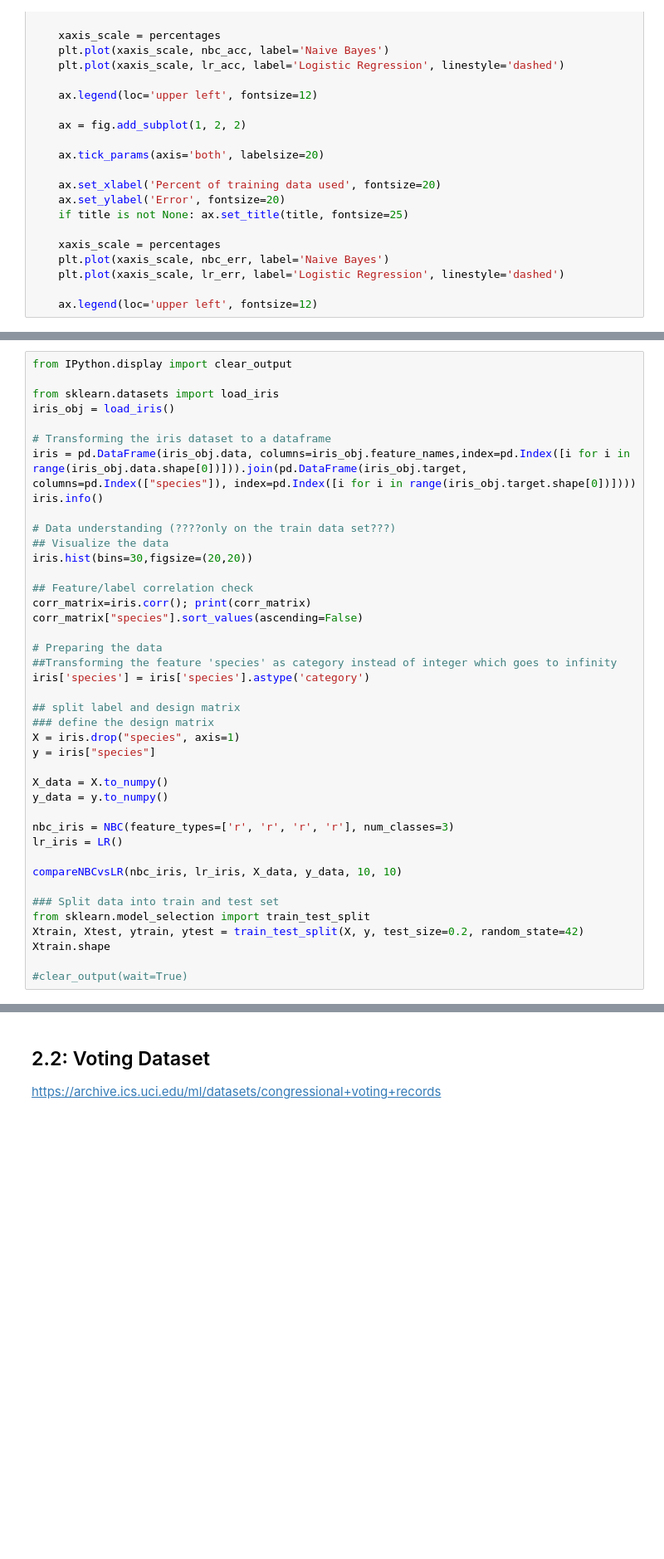
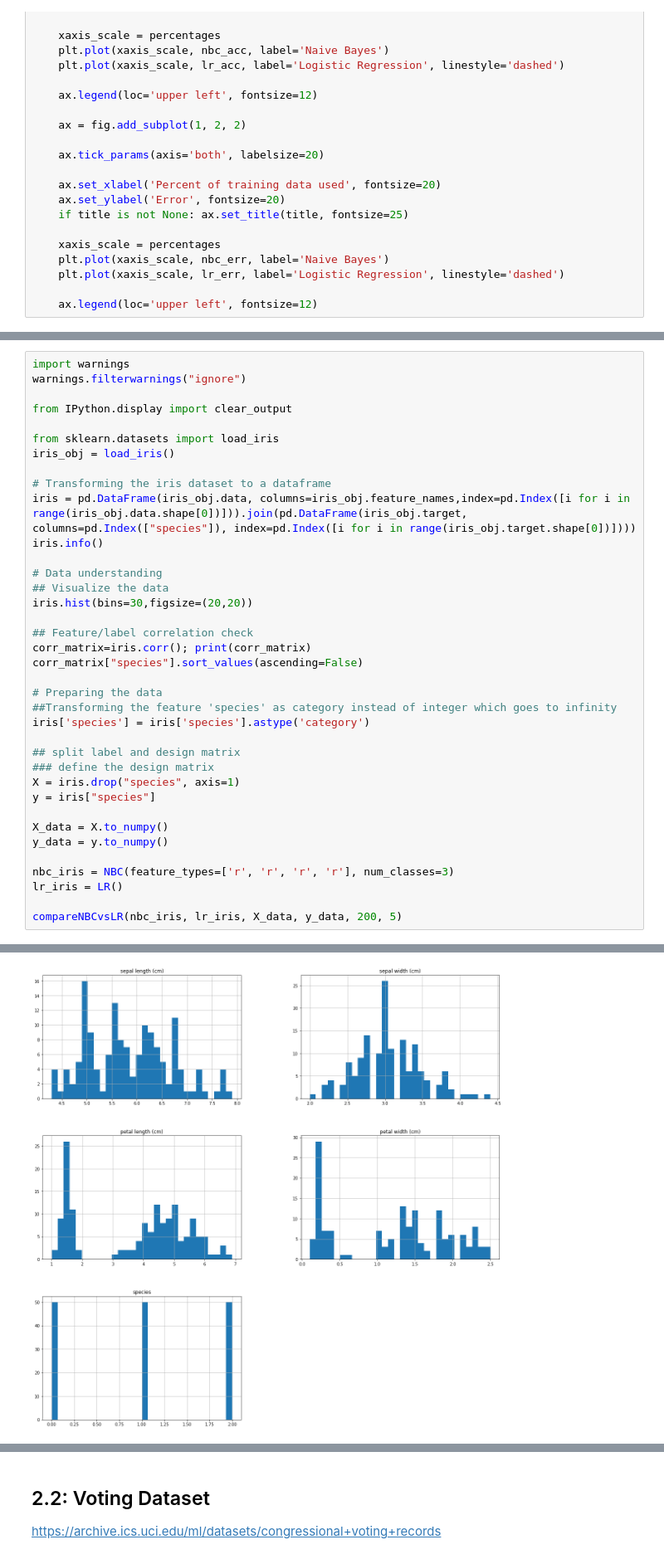
Before and after one commit to jan-kreischer/UZH_FODS, a Jupyter notebook: Practical-02/index.ipynb, the cells around one changed output, grey strips where cells are left out. Shown at 83% size. Saved outputs shown, nothing was run; the diff lists cells and outputs as text; blank space fills up the shorter version.

```diff
--- a/Practical-02/index.ipynb
+++ b/Practical-02/index.ipynb
@@ -452,4 +453,7 @@ We see from the info table that there are overall no missing values, hence no ne
 # %%
+import warnings
+warnings.filterwarnings("ignore")
+
 from IPython.display import clear_output
 
 from sklearn.datasets import load_iris
@@ -459,7 +463,7 @@ iris_obj = load_iris()
 iris = pd.DataFrame(iris_obj.data, columns=iris_obj.feature_names,index=pd.Index([i for i in range(iris_obj.data.shape[0])])).join(pd.DataFrame(iris_obj.target, columns=pd.Index(["species"]), index=pd.Index([i for i in range(iris_obj.target.shape[0])])))
 iris.info()
 
-# Data understanding (????only on the train data set???)
+# Data understanding
 ## Visualize the data
 iris.hist(bins=30,figsize=(20,20))
 
@@ -482,14 +486,7 @@ y_data = y.to_numpy()
 nbc_iris = NBC(feature_types=['r', 'r', 'r', 'r'], num_classes=3)
 lr_iris = LR()
 
-compareNBCvsLR(nbc_iris, lr_iris, X_data, y_data, 10, 10)
-
-### Split data into train and test set
-from sklearn.model_selection import train_test_split
-Xtrain, Xtest, ytrain, ytest = train_test_split(X, y, test_size=0.2, random_state=42)
-Xtrain.shape
-
-#clear_output(wait=True)
+compareNBCvsLR(nbc_iris, lr_iris, X_data, y_data, 200, 5)
 # %% [output]
 <class 'pandas.core.frame.DataFrame'>
 Int64Index: 150 entries, 0 to 149
@@ -594,0 +509 @@ Training with 0.9% test data
+[figure, added]
```
Also changed, not shown: parts of 13 cells of this notebook.
